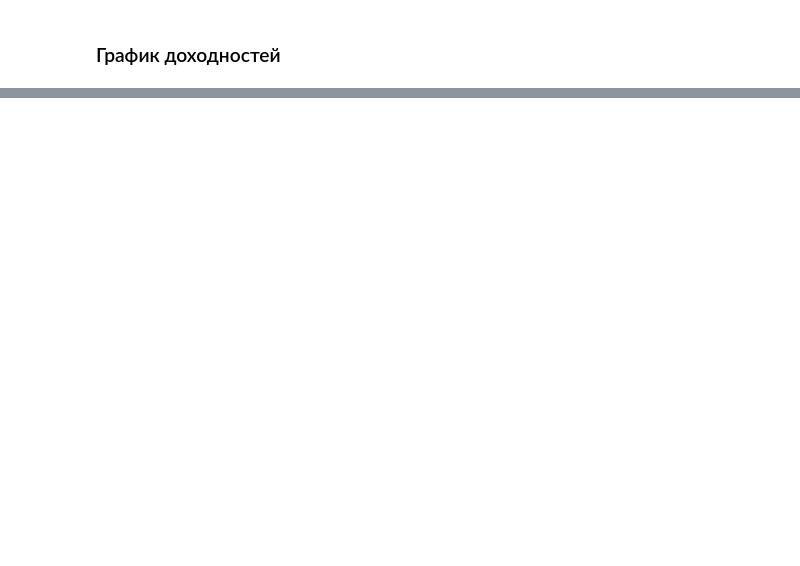
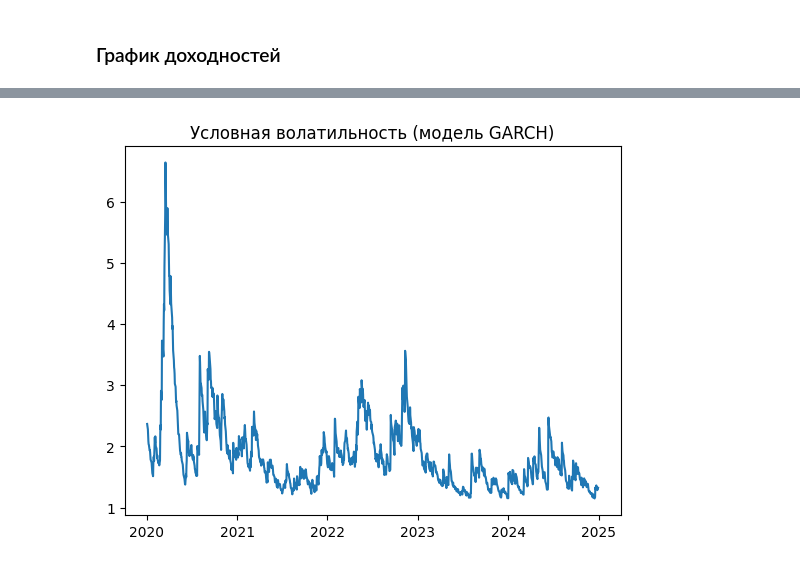
Before and after one commit to Klimentij-Kvl/famcs-archive, a Jupyter notebook: 3-year/Statistical Analysis of Time Series/lab7_kovalevskij.ipynb, the cells around one changed output, grey strips where cells are left out. Cells and saved outputs as stored; diff of their text form; code cells hidden in the pictures; blank space fills up the shorter version.

Commit message:
lab7: added GARCH modeling on real data

```diff
--- a/3-year/Statistical Analysis of Time Series/lab7_kovalevskij.ipynb
+++ b/3-year/Statistical Analysis of Time Series/lab7_kovalevskij.ipynb
@@ -131,4 +145,7 @@ look-up table. The actual p-value is greater than the p-value returned.
 # %%
-from arch import arch_model
 
-model = arch_model(returns)
+
+returns_scaled = returns * 100
+model = arch_model(returns_scaled['AAPL'])
+# %%
+model_fitted = model.fit(disp='off')
@@ -134,0 +172,7 @@ model = arch_model(returns)
+# %%
+conditional_volatility = model_fitted.conditional_volatility
+plt.plot(conditional_volatility)
+plt.title('Условная волатильность (модель GARCH)')
+plt.show()
+# %% [output]
+[figure, added]
```
Also changed, not shown: parts of 19 cells of this notebook, 1 other file.
